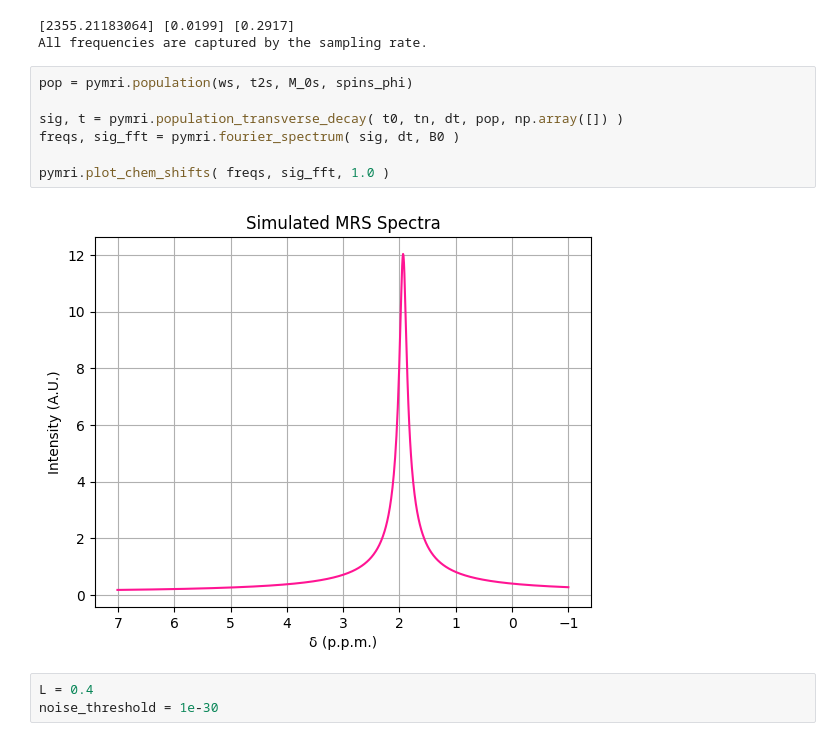
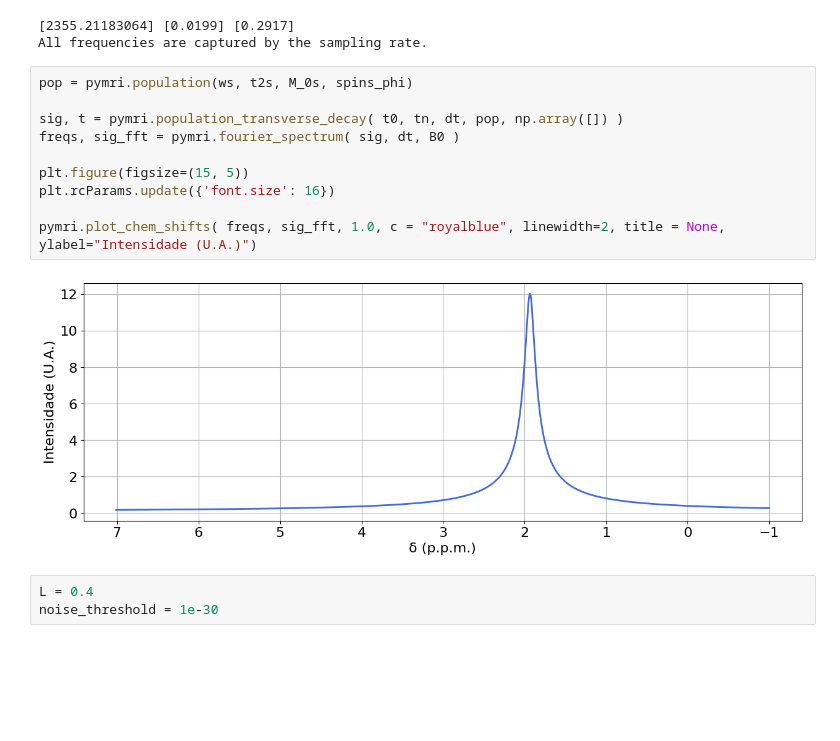
Before and after one commit to JoaoDell/MRI-study, a Jupyter notebook: examples/MPM/single_peak.ipynb, the cells around one changed output. Drawn from its saved outputs; the diff is of its cells as text; blank space fills up the shorter version.

```diff
--- a/examples/MPM/single_peak.ipynb
+++ b/examples/MPM/single_peak.ipynb
@@ -32,12 +32,15 @@ All frequencies are captured by the sampling rate.
 # %%
 pop = pymri.population(ws, t2s, M_0s, spins_phi)
 
 sig, t = pymri.population_transverse_decay( t0, tn, dt, pop, np.array([]) )
 freqs, sig_fft = pymri.fourier_spectrum( sig, dt, B0 )
 
-pymri.plot_chem_shifts( freqs, sig_fft, 1.0 )
+plt.figure(figsize=(15, 5))
+plt.rcParams.update({'font.size': 16})
+
+pymri.plot_chem_shifts( freqs, sig_fft, 1.0, c = "royalblue", linewidth=2, title = None, ylabel="Intensidade (U.A.)")
 # %% [output]
-[figure, old version]
+[figure, new version]
 # %%
 L = 0.4
 noise_threshold = 1e-30
```
Also changed, not shown: 6 other files.
